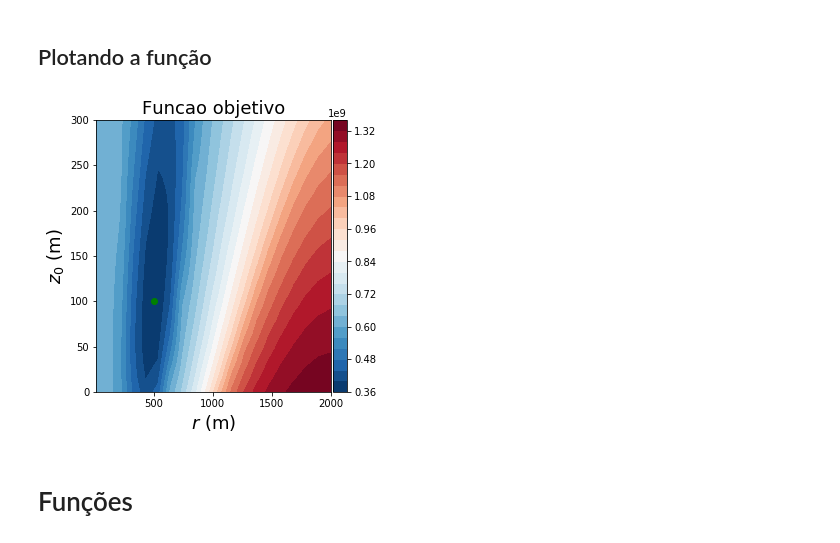
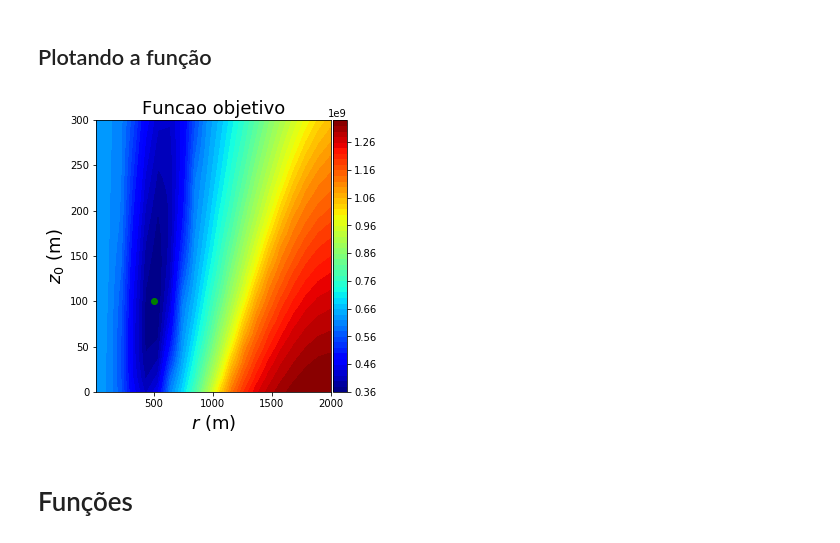
Before and after one commit to leobvital/non-linear-inversion, a Jupyter notebook: geo_SD.ipynb, the cells around one changed output. Drawn from its saved outputs; the diff is of its cells as text; code cells hidden in the pictures.

Commit message:
melhorias no plot

```diff
--- a/geo_SD.ipynb
+++ b/geo_SD.ipynb
@@ -53,15 +53,15 @@ with open('data/regular_grid.pickle') as w:
 # %%
 plt.figure(figsize=(5,5))
 plt.plot(500., 100., 'og')
 plt.title('Funcao objetivo', fontsize=18)
-plt.contourf(cylinder_data['p1'], cylinder_data['p2'], cylinder_data['phi_eq'], 30, cmap='RdBu_r')
+plt.contourf(cylinder_data['p1'], cylinder_data['p2'], cylinder_data['phi_eq'], 50, cmap='jet')
 plt.xlabel('$r$ (m)', fontsize=18)
 plt.ylabel('$z_0$ (m)', fontsize=18)
 plt.colorbar(pad=0.01, aspect=20, shrink=1)
 plt.savefig('plot_geo_prob.png', pad_inches=0.0)
 plt.show()
 # %% [output]
-[figure, old version]
+[figure, new version]
 # %% [markdown]
 # Funções
 # %%
```
Also changed, not shown: 1 other file.
